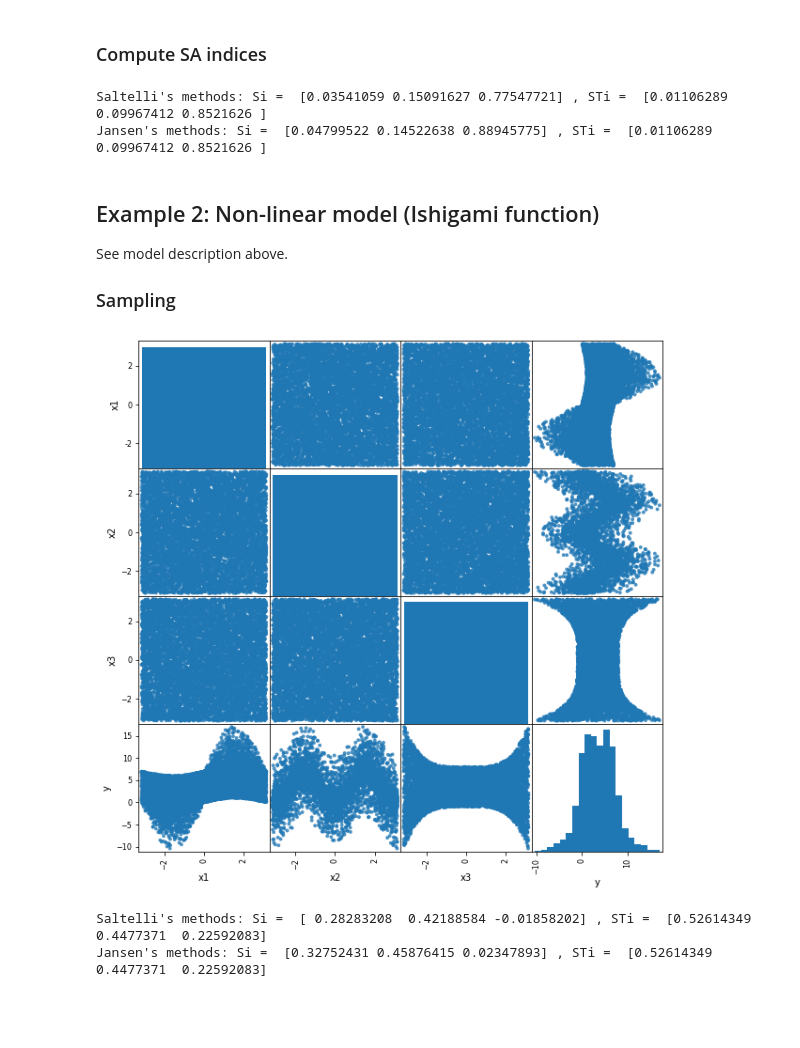
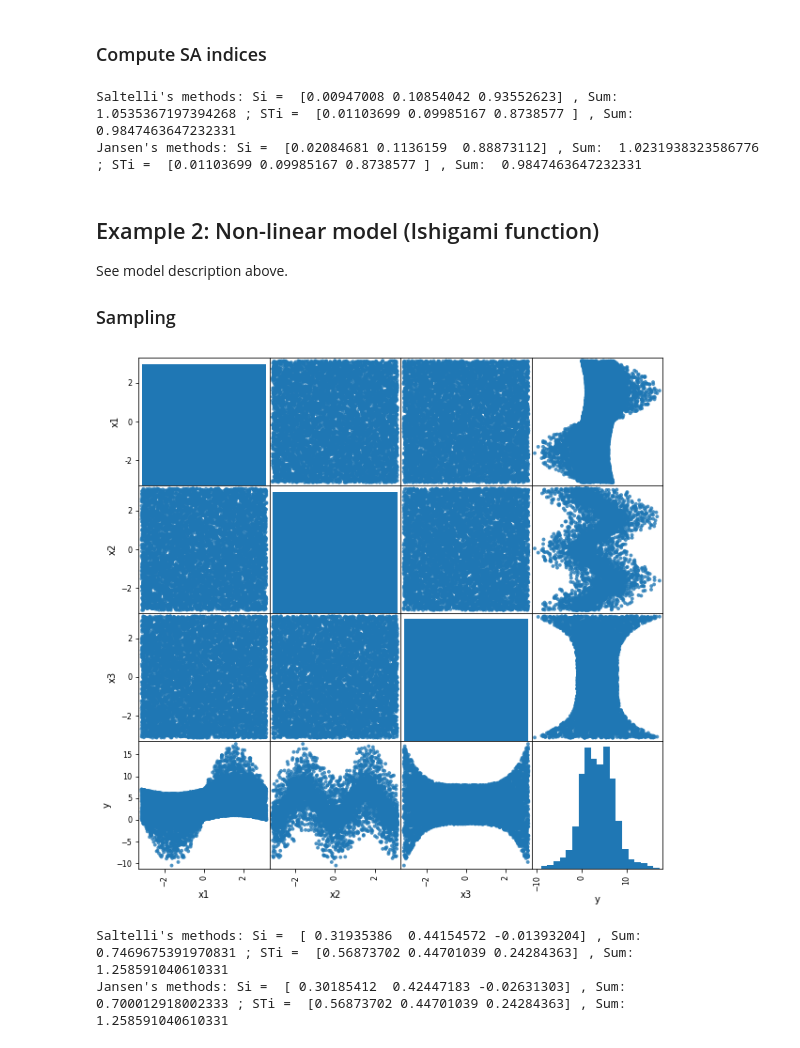
Before and after one commit to SebastianGlavind/PhD-study, a Jupyter notebook: Sensitivity-analysis/SA_varianceBased_independentInputs.ipynb, the cells around one changed output. Drawn from its saved outputs; the diff is of its cells as text; code cells hidden in the pictures; blank space fills up the shorter version.

```diff
--- a/Sensitivity-analysis/SA_varianceBased_independentInputs.ipynb
+++ b/Sensitivity-analysis/SA_varianceBased_independentInputs.ipynb
@@ -369,17 +537,17 @@ pd.plotting.scatter_matrix(dfXyc3a_lhs, figsize=(10, 10), marker='.', hist_kwds=
 ### Compute SA indices
 # %%
 # Output function (only) for evaluation of perturbed design matrices
-def fout_c3a(X):
+def fout_c4a(X):
     y = X[:,0] + X[:,1] + X[:,2]
     return(y)
 
 # Si and STi indices
-Si2_c3a, STi2_c3a, Si3_c3a, STi3_c3a = efficientMCforSA(Xc3a_lhs, yc3a_lhs,fout_c3a)
-print('Saltelli\'s methods: Si = ', Si2_c3a, ', STi = ', STi2_c3a)
-print('Jansen\'s methods: Si = ', Si3_c3a, ', STi = ', STi3_c3a)  # almost the same as analytical values
+Si2_c4a, STi2_c4a, Si3_c4a, STi3_c4a = efficientMCforSA(Xc4a_lhs, yc4a_lhs,fout_c4a)
+print('Saltelli\'s methods: Si = ', Si2_c4a, ', Sum: ', np.sum(Si2_c4a), '; STi = ', STi2_c4a, ', Sum: ', np.sum(STi2_c4a))
+print('Jansen\'s methods: Si = ', Si3_c4a, ', Sum: ', np.sum(Si3_c4a), '; STi = ', STi3_c4a, ', Sum: ', np.sum(STi3_c4a))  # almost the same as analytical values
 # %% [output]
-Saltelli's methods: Si =  [0.03541059 0.15091627 0.77547721] , STi =  [0.01106289 0.09967412 0.8521626 ]
-Jansen's methods: Si =  [0.04799522 0.14522638 0.88945775] , STi =  [0.01106289 0.09967412 0.8521626 ]
+Saltelli's methods: Si =  [0.00947008 0.10854042 0.93552623] , Sum:  1.0535367197394268 ; STi =  [0.01103699 0.09985167 0.8738577 ] , Sum:  0.9847463647232331
+Jansen's methods: Si =  [0.02084681 0.1136159  0.88873112] , Sum:  1.0231938323586776 ; STi =  [0.01103699 0.09985167 0.8738577 ] , Sum:  0.9847463647232331
 # %% [markdown]
 ## Example 2: Non-linear model (Ishigami function)
 
@@ -388,22 +556,22 @@ See model description above.
 ### Sampling
 # %%
 np.random.seed(42)
-Xc3b_lhs, yc3b_lhs = gaussian_copula_c1b_lhs(CorrMat_c1b, lower_c1b, upper_c1b, 8000) # regular sampling
+Xc4b_lhs, yc4b_lhs = gaussian_copula_c1b_lhs(CorrMat_c1b, lower_c1b, upper_c1b, 8000) # regular sampling
 # plotting
-dfXyc3b_lhs = pd.DataFrame(np.hstack((Xc3b_lhs, yc3b_lhs.reshape(-1,1))), columns=['x1', 'x2', 'x3', 'y'])
-pd.plotting.scatter_matrix(dfXyc3b_lhs, figsize=(10, 10), marker='.', hist_kwds={'bins': 20}, s=60, alpha=.8);
+dfXyc4b_lhs = pd.DataFrame(np.hstack((Xc4b_lhs, yc4b_lhs.reshape(-1,1))), columns=['x1', 'x2', 'x3', 'y'])
+pd.plotting.scatter_matrix(dfXyc4b_lhs, figsize=(10, 10), marker='.', hist_kwds={'bins': 20}, s=60, alpha=.8);
 # %% [output]
-[figure, old version]
+[figure, new version]
 # %%
 # Output function (only) for evaluation of perturbed design matrices
-def fout_c3b(X):
+def fout_c4b(X):
     y = np.sin(X[:,0]) + 7 * np.sin(X[:,1])**2 + 0.1 * X[:,2]**4 * np.sin(X[:,0])
     return(y)
 
 # Si and STi indices
-Si2_c3b, STi2_c3b, Si3_c3b, STi3_c3b = efficientMCforSA(Xc3b_lhs, yc3b_lhs,fout_c3b)
-print('Saltelli\'s methods: Si = ', Si2_c3b, ', STi = ', STi2_c3b)
-print('Jansen\'s methods: Si = ', Si3_c3b, ', STi = ', STi3_c3b)  # almost the same as analytical values
+Si2_c4b, STi2_c4b, Si3_c4b, STi3_c4b = efficientMCforSA(Xc4b_lhs, yc4b_lhs,fout_c4b)
+print('Saltelli\'s methods: Si = ', Si2_c4b, ', Sum: ', np.sum(Si2_c4b), '; STi = ', STi2_c4b, ', Sum: ', np.sum(STi2_c4b))
+print('Jansen\'s methods: Si = ', Si3_c4b, ', Sum: ', np.sum(Si3_c4b), '; STi = ', STi3_c4b, ', Sum: ', np.sum(STi3_c4b))  # almost the same as analytical values
 # %% [output]
-Saltelli's methods: Si =  [ 0.28283208  0.42188584 -0.01858202] , STi =  [0.52614349 0.4477371  0.22592083]
-Jansen's methods: Si =  [0.32752431 0.45876415 0.02347893] , STi =  [0.52614349 0.4477371  0.22592083]
+Saltelli's methods: Si =  [ 0.31935386  0.44154572 -0.01393204] , Sum:  0.7469675391970831 ; STi =  [0.56873702 0.44701039 0.24284363] , Sum:  1.258591040610331
+Jansen's methods: Si =  [ 0.30185412  0.42447183 -0.02631303] , Sum:  0.700012918002333 ; STi =  [0.56873702 0.44701039 0.24284363] , Sum:  1.258591040610331
```
Also changed, not shown: parts of 34 cells of this notebook, 1 other file.
